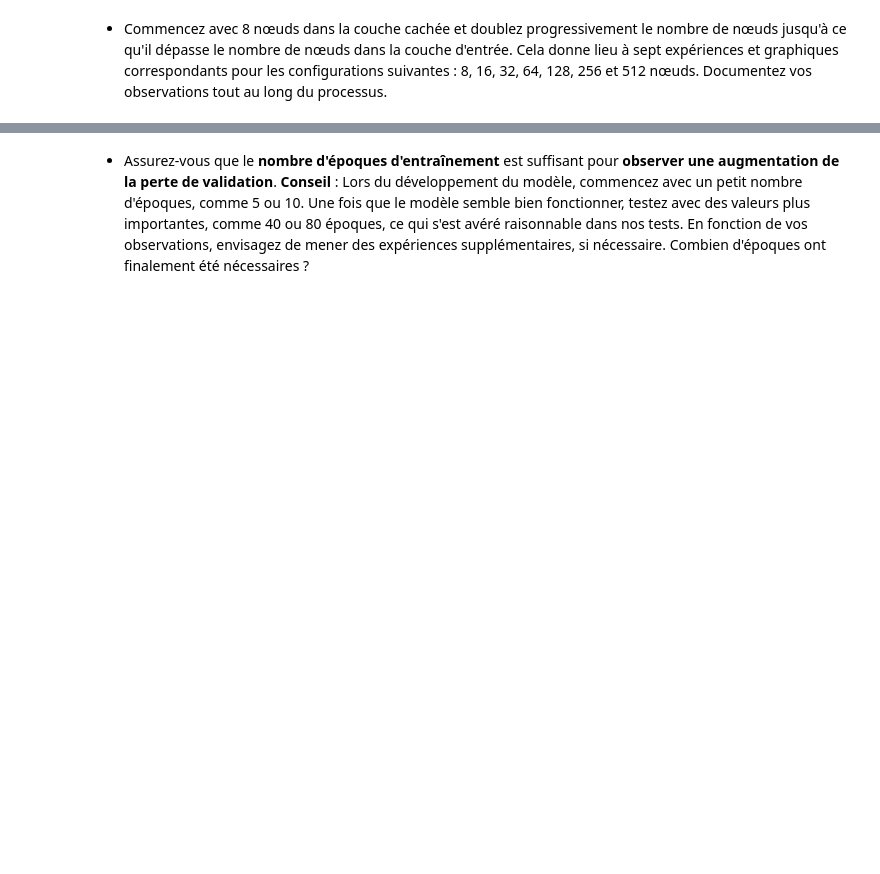
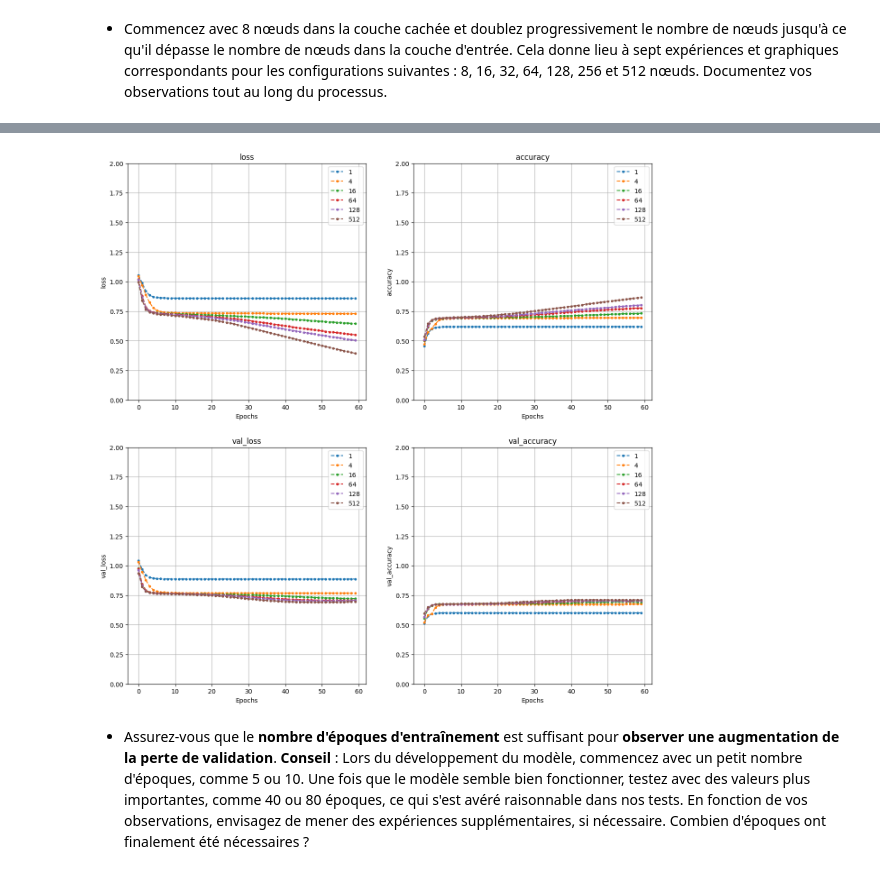
Before and after one commit to K-nCh-n/LearningML, a Jupyter notebook: Devoir3/csi4506-a24-d3-gabarit.ipynb, the cells around one changed output, grey strips where cells are left out. Cells and saved outputs as stored; diff of their text form; code cells hidden in the pictures; blank space fills up the shorter version.

```diff
--- a/Devoir3/csi4506-a24-d3-gabarit.ipynb
+++ b/Devoir3/csi4506-a24-d3-gabarit.ipynb
@@ -182,3 +321,0 @@ keras_model_scaled.summary()
-# %%
-keras_model_scaled.compile(loss="sparse_categorical_crossentropy", metrics=["accuracy"])
-history = keras_model_scaled.fit(X_train_scaled, y_train, validation_data=(X_valid_scaled, y_valid), epochs=40)
@@ -319,4 +542,4 @@ def create_model_with_hidden_layer(num_node, epochs=50):
 
 histories = {}
 # %%
-histories[1] = create_model_with_hidden_layer(1,30)
+histories[1] = create_model_with_hidden_layer(1,60)
@@ -324,5 +549,5 @@ histories[1] = create_model_with_hidden_layer(1,30)
 - Répétez le processus ci-dessus en utilisant 2 et 4 nœuds dans la couche cachée. Utilisez le même type de graphique pour documenter vos observations concernant la perte et la précision.
 # %%
 # Code cell
-histories[2] = create_model_with_hidden_layer(2,30)
-histories[4] = create_model_with_hidden_layer(4,30)
+histories[2] = create_model_with_hidden_layer(2,60)
+histories[4] = create_model_with_hidden_layer(4,60)
@@ -330,10 +558,10 @@ histories[4] = create_model_with_hidden_layer(4,30)
 - Commencez avec 8 nœuds dans la couche cachée et doublez progressivement le nombre de nœuds jusqu'à ce qu'il dépasse le nombre de nœuds dans la couche d'entrée. Cela donne lieu à sept expériences et graphiques correspondants pour les configurations suivantes : 8, 16, 32, 64, 128, 256 et 512 nœuds. Documentez vos observations tout au long du processus.
 # %%
 # Code cell
-histories[8] = create_model_with_hidden_layer(8,30)
-histories[16] = create_model_with_hidden_layer(16,30)
-histories[32] = create_model_with_hidden_layer(32,30)
-histories[64] = create_model_with_hidden_layer(64,30)
-histories[128] = create_model_with_hidden_layer(128,30)
-histories[256] = create_model_with_hidden_layer(256,30)
-histories[512] = create_model_with_hidden_layer(512,30)
+histories[8] = create_model_with_hidden_layer(8,60)
+histories[16] = create_model_with_hidden_layer(16,60)
+histories[32] = create_model_with_hidden_layer(32,60)
+histories[64] = create_model_with_hidden_layer(64,60)
+histories[128] = create_model_with_hidden_layer(128,60)
+histories[256] = create_model_with_hidden_layer(256,60)
+histories[512] = create_model_with_hidden_layer(512,60)
@@ -340,15 +576,17 @@ histories[512] = create_model_with_hidden_layer(512,30)
 # %%
 plt.figure(figsize=(15,15))
 scores = ["loss", "accuracy", "val_loss", "val_accuracy"]
-model_sizes = [1, 4, 128, 512]
+model_sizes = [1, 4, 16, 64, 128, 512]
 for i, score in enumerate(scores):
     plt.subplot(2,2,i+1)
     plt.ylim(0, 2)
     plt.grid(True)
     for model_size in model_sizes:
         plt.plot(histories[model_size].history[score], label=f"{model_size}", marker=".", linestyle="--")
         plt.xlabel("Epochs")
         plt.ylabel(score)
         plt.title(f"{score}")
     plt.legend(loc="best")
 plt.show()
+# %% [output]
+[figure, added]
```
Also changed, not shown: parts of 43 cells of this notebook.
